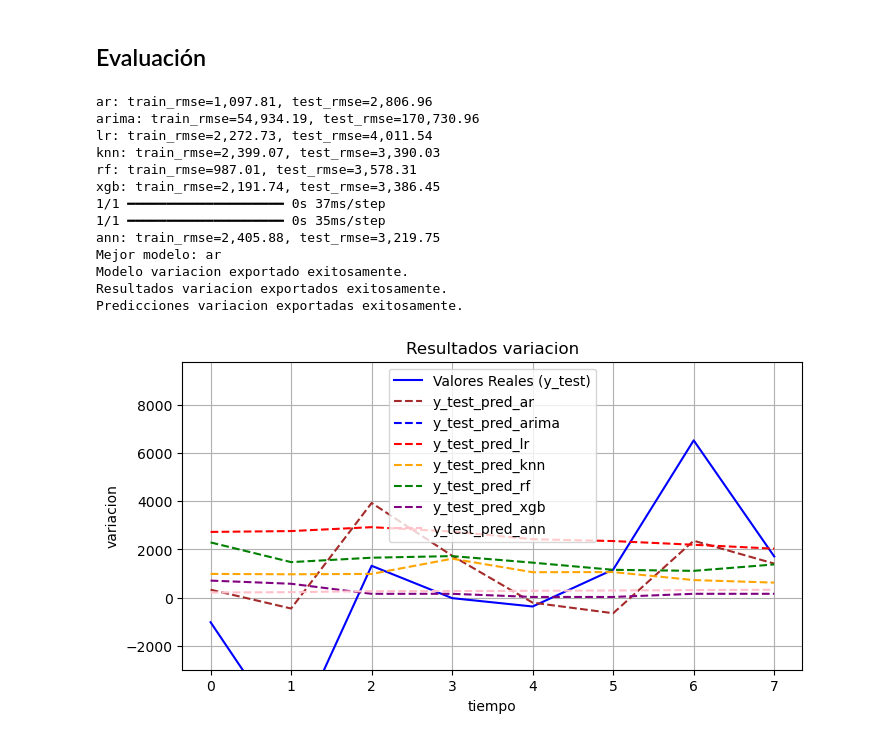
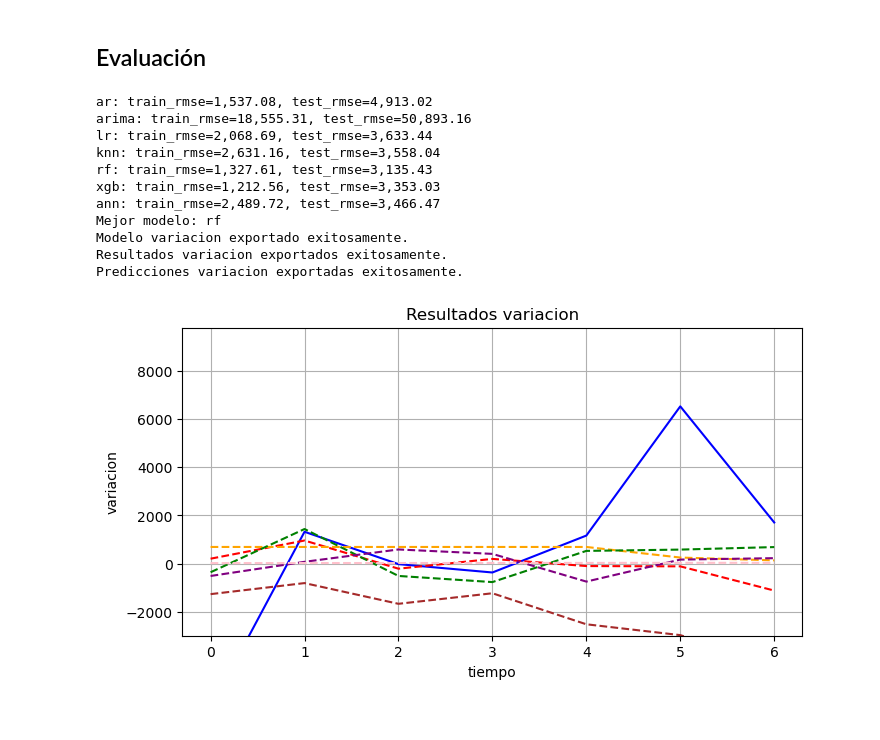
Before and after one commit to damoib95/papd-proyecto-final, a Jupyter notebook: 6_variacion.ipynb, the cells around one changed output. Cells and saved outputs as stored; diff of their text form; code cells hidden in the pictures.

Commit message:
resultados finales

```diff
--- a/6_variacion.ipynb
+++ b/6_variacion.ipynb
@@ -19,7 +19,7 @@ from sklearn.model_selection import GridSearchCV
 import optuna
 from optuna.samplers import TPESampler
 from tensorflow.keras.models import Sequential
-from tensorflow.keras.layers import Input, Dense, Dropout
+from tensorflow.keras.layers import Input, Dense, Dropout, BatchNormalization
 from keras.regularizers import l2
 from tensorflow.keras.callbacks import EarlyStopping
 from tensorflow.keras.optimizers import Adam
@@ -45,6 +45,8 @@ data_path = os.path.join(cwd_path, 'data')
 input_path = os.path.join(data_path, 'input')
 output_path = os.path.join(data_path, 'output')
 target_var = 'variacion'
+t_samples = 4*3
+keep_all = False
 # %% [markdown]
 ## Importación de datos
 # %%
@@ -372,21 +401,29 @@ ANN Best Parameters: {'cant_capas': 8, 'cant_neurons': 64, 'batch_size': 16, 'le
 # %% [markdown]
 ## Evaluación
 # %%
-def evaluate(best_models, X_train, y_train, X_test, y_test, target_var):
+def evaluate(best_models, X_train_pca_lv, X_train_pca_hv, y_train, X_test_pca_lv, X_test_pca_hv, y_test, target_var):
     results = {}
     for name, model in best_models.items():
         # Predicción y cálculo del MSE en el conjunto de entrenamiento
         if name in ('ar', 'arima'):
-            y_train_pred = model.predict(start=0, end=len(y_train)-1, exog=X_train)
+            y_train_pred = model.predict(start=0, end=len(y_train)-1, exog=X_train_pca_lv)
+        elif name == 'ann':
+            y_train_pred = model.predict(X_train_pca_hv, verbose=0)
+        elif name == 'lr':
+            y_train_pred = model.predict(X_train_pca_lv)
         else:
-            y_train_pred = model.predict(X_train)
+            y_train_pred = model.predict(X_train_pca_hv)
         train_mse = mean_squared_error(y_train, y_train_pred)
 
         # Predicción y cálculo del MSE en el conjunto de prueba
         if name in ('ar', 'arima'):
-            y_test_pred = model.predict(start=len(y_train), end=len(y_train)+len(y_test)-1, exog=X_test)
+            y_test_pred = model.predict(start=len(y_train), end=len(y_train)+len(y_test)-1, exog=X_test_pca_lv)
+        elif name == 'ann':
+            y_test_pred = model.predict(X_test_pca_hv, verbose=0)
+        elif name == 'lr':
+            y_test_pred = model.predict(X_test_pca_lv)
         else:
-            y_test_pred = model.predict(X_test)
+            y_test_pred = model.predict(X_test_pca_hv)
         test_mse = mean_squared_error(y_test, y_test_pred)
 
         train_rmse = np.sqrt(train_mse)
@@ -422,18 +459,16 @@ def evaluate(best_models, X_train, y_train, X_test, y_test, target_var):
     print(f"Predicciones {target_var} exportadas exitosamente.")
     return results
 
-results = evaluate(best_models, X_train_pca, y_train, X_test_pca, y_test, target_var)
+results = evaluate(best_models, X_train_pca_lv, X_train_pca_hv, y_train, X_test_pca_lv, X_test_pca_hv, y_test, target_var)
 # %% [output]
-ar: train_rmse=1,097.81, test_rmse=2,806.96
-arima: train_rmse=54,934.19, test_rmse=170,730.96
-lr: train_rmse=2,272.73, test_rmse=4,011.54
-knn: train_rmse=2,399.07, test_rmse=3,390.03
-rf: train_rmse=987.01, test_rmse=3,578.31
-xgb: train_rmse=2,191.74, test_rmse=3,386.45
-1/1 ━━━━━━━━━━━━━━━━━━━━ 0s 37ms/step
-1/1 ━━━━━━━━━━━━━━━━━━━━ 0s 35ms/step
-ann: train_rmse=2,405.88, test_rmse=3,219.75
-Mejor modelo: ar
+ar: train_rmse=1,537.08, test_rmse=4,913.02
+arima: train_rmse=18,555.31, test_rmse=50,893.16
+lr: train_rmse=2,068.69, test_rmse=3,633.44
+knn: train_rmse=2,631.16, test_rmse=3,558.04
+rf: train_rmse=1,327.61, test_rmse=3,135.43
+xgb: train_rmse=1,212.56, test_rmse=3,353.03
+ann: train_rmse=2,489.72, test_rmse=3,466.47
+Mejor modelo: rf
 Modelo variacion exportado exitosamente.
 Resultados variacion exportados exitosamente.
 Predicciones variacion exportadas exitosamente.
@@ -443,33 +478,33 @@ def plot_comparison(results, y_test, target_var):
               'arima' : 'blue',
               'lr' : 'red',
               'knn' : 'orange',
               'rf' : 'green',
               'xgb' : 'purple',
               'ann' : 'pink'}
 
     plt.figure(figsize=(8, 4))
-    plt.plot(y_test.values, label="Valores Reales (y_test)", color="blue")
+    plt.plot(y_test.values, label="y_test", color="blue")
 
     for name, result in results.items():
         if name in ('ar', 'arima'):
             plt.plot(result['y_test_pred'].reset_index(drop=True), label=f"y_test_pred_{name}", color=colors[name], linestyle="--")
         else:
             plt.plot(result['y_test_pred'], label=f"y_test_pred_{name}", color=colors[name], linestyle="--")
 
     y_max = max(y_test.values)
     y_min = min(y_test.values)
     upper_limit = y_max * 1.5
     lower_limit = y_min * 0.5
 
     plt.ylim(lower_limit, upper_limit)
     plt.xlabel("tiempo")
     plt.ylabel(target_var)
     plt.title(f"Resultados {target_var}")
-    plt.legend()
+    #plt.legend(loc='upper right')
     plt.grid()
     plt.savefig(os.path.join(output_path, 'figures', f'result_{target_var}.png'), dpi=300)
     plt.show()
 
 plot_comparison(results, y_test, target_var)
 # %% [output]
-[figure, old version]
+[figure, new version]
```
Also changed, not shown: parts of 4 cells of this notebook, 41 other files.
